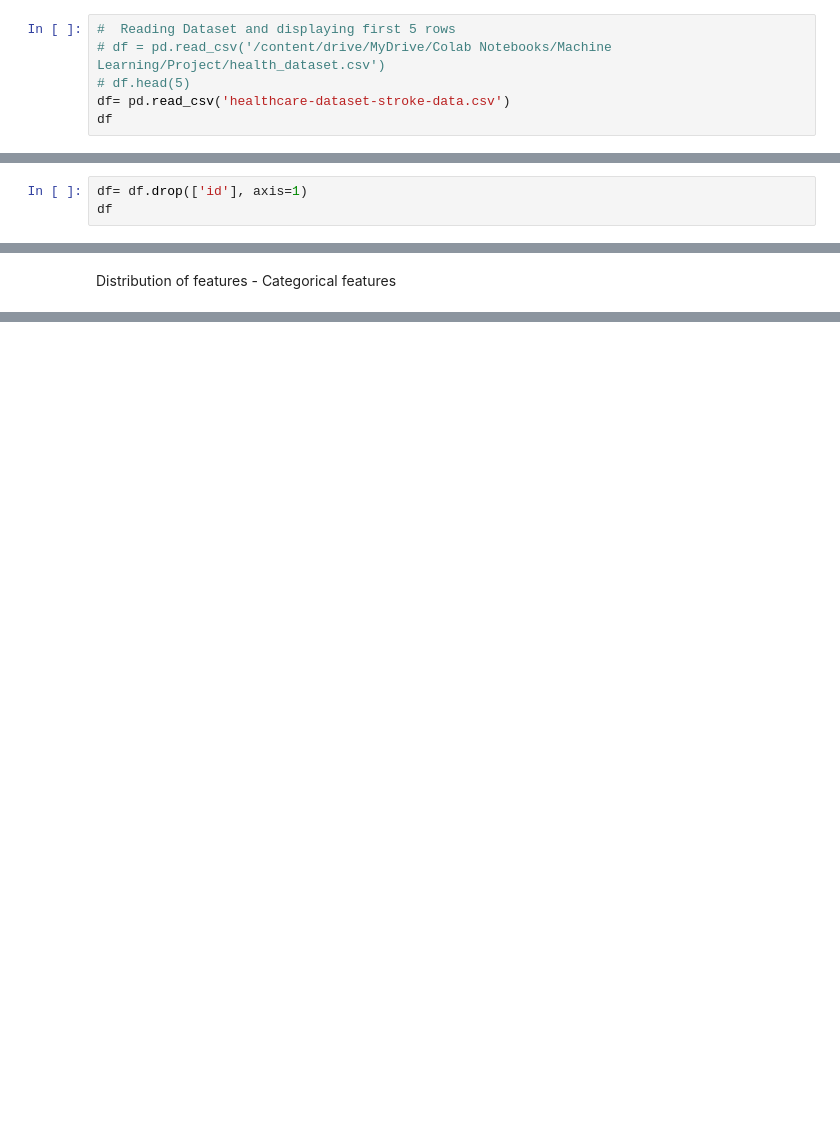
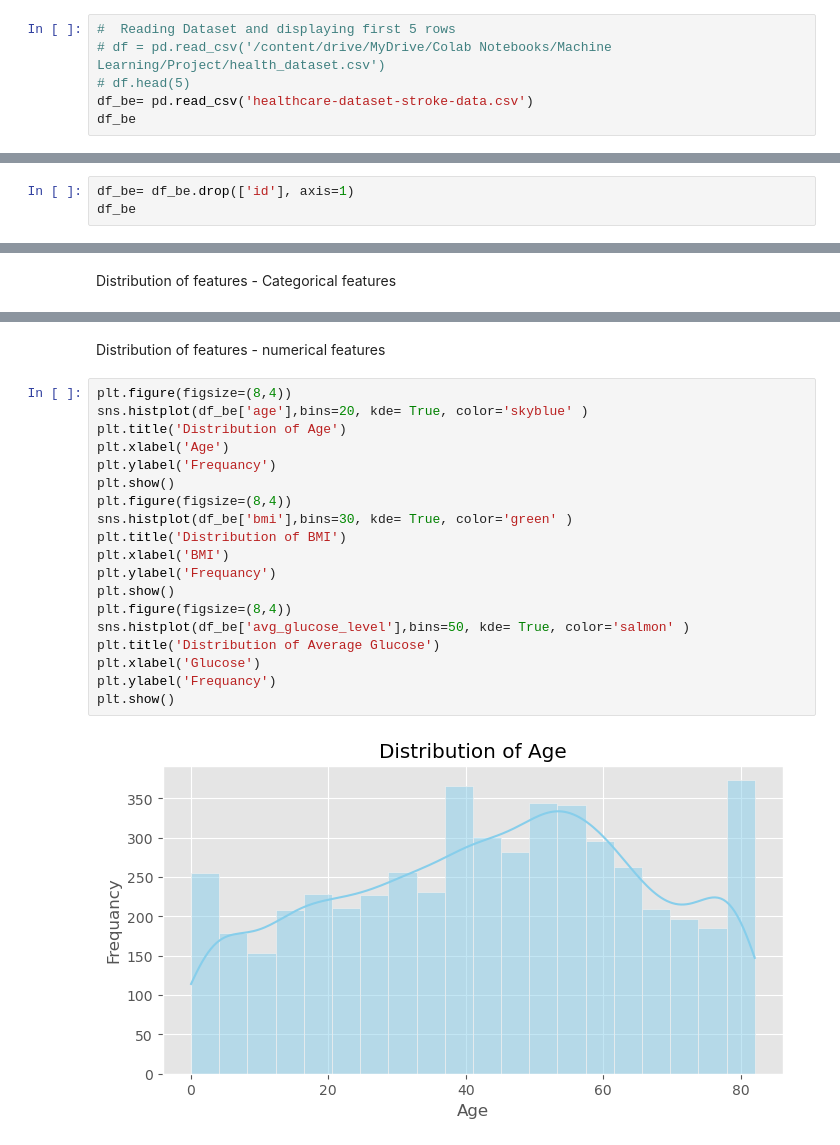
Before and after one commit to Mathangi-Chandrasekaran/Machine-Learning, a Jupyter notebook: ml_project_1.ipynb, the cells around one changed output, grey strips where cells are left out. Drawn from its saved outputs; the diff is of its cells as text; blank space fills up the shorter version.

```diff
--- a/ml_project_1.ipynb
+++ b/ml_project_1.ipynb
@@ -20,8 +22,8 @@ Dataset will be assigned the variable (df)
 #  Reading Dataset and displaying first 5 rows
 # df = pd.read_csv('/content/drive/MyDrive/Colab Notebooks/Machine Learning/Project/health_dataset.csv')
 # df.head(5)
-df= pd.read_csv('healthcare-dataset-stroke-data.csv')
-df
+df_be= pd.read_csv('healthcare-dataset-stroke-data.csv')
+df_be
 # %% [output]
 |  | id | gender | age | hypertension | heart_disease | ever_married | work_type | Residence_type | ... |
 | 0 | 9046 | Male | 67.0 | 0 | 1 | Yes | Private | Urban | ... |
@@ -53,8 +55,8 @@ df.describe()
 # %% [markdown]
 Dropping the unnecessary column i.e Patient ID
 # %%
-df= df.drop(['id'], axis=1)
-df
+df_be= df_be.drop(['id'], axis=1)
+df_be
 # %% [output]
 |  | gender | age | hypertension | heart_disease | ever_married | work_type | Residence_type | ... |
 | 0 | Male | 67.0 | 0 | 1 | Yes | Private | Urban | ... |
@@ -343,0 +217,23 @@ Also, not very practicle , best is to stick with plotting categorical data befor
+# %% [markdown]
+Distribution of features - numerical features
+# %%
+plt.figure(figsize=(8,4))
+sns.histplot(df_be['age'],bins=20, kde= True, color='skyblue' )
+plt.title('Distribution of Age')
+plt.xlabel('Age')
+plt.ylabel('Frequancy')
+plt.show()
+plt.figure(figsize=(8,4))
+sns.histplot(df_be['bmi'],bins=30, kde= True, color='green' )
+plt.title('Distribution of BMI')
+plt.xlabel('BMI')
+plt.ylabel('Frequancy')
+plt.show()
+plt.figure(figsize=(8,4))
+sns.histplot(df_be['avg_glucose_level'],bins=50, kde= True, color='salmon' )
+plt.title('Distribution of Average Glucose')
+plt.xlabel('Glucose')
+plt.ylabel('Frequancy')
+plt.show()
+# %% [output]
+[figure, added]
```
Also changed, not shown: parts of 68 cells of this notebook.
